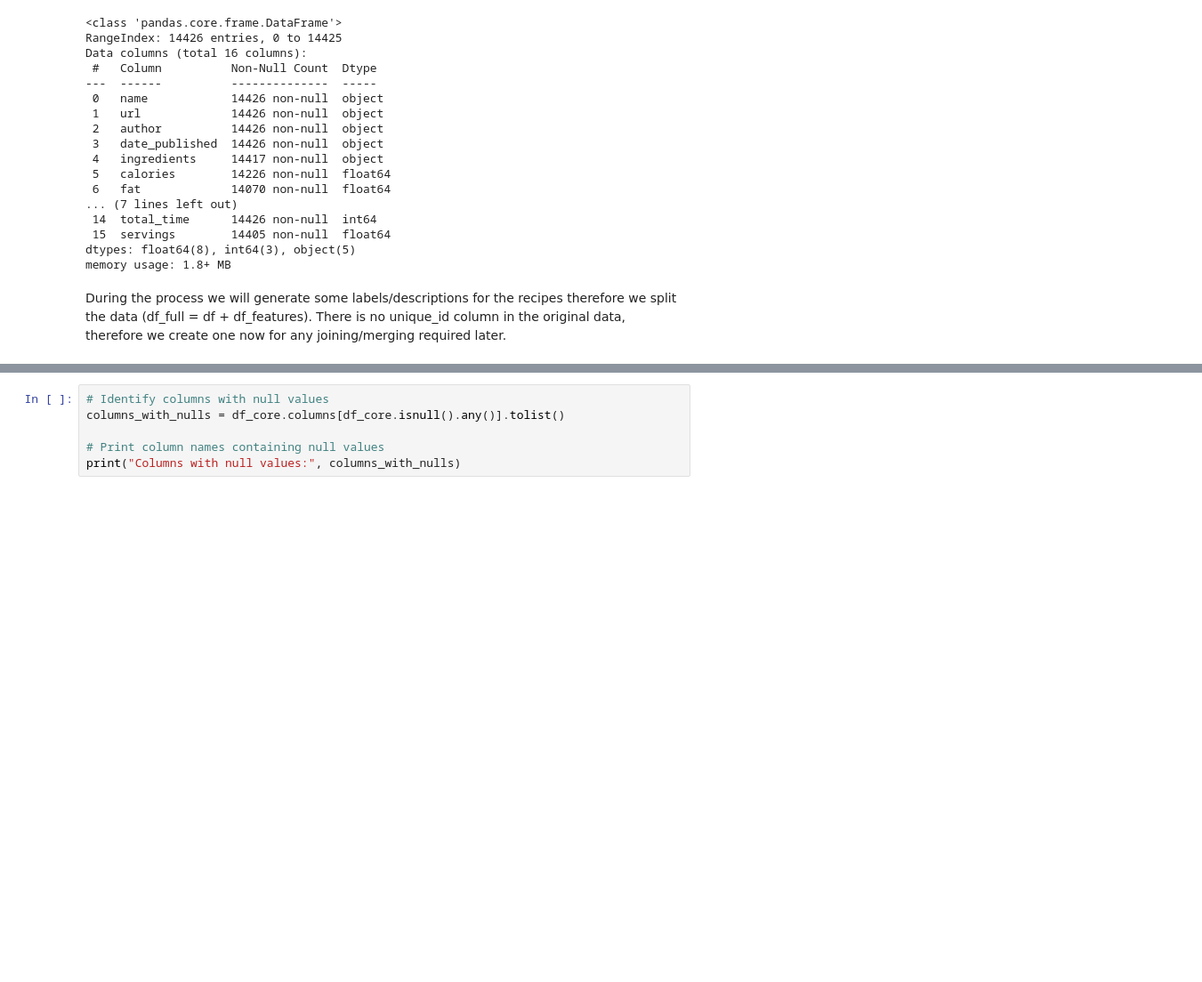
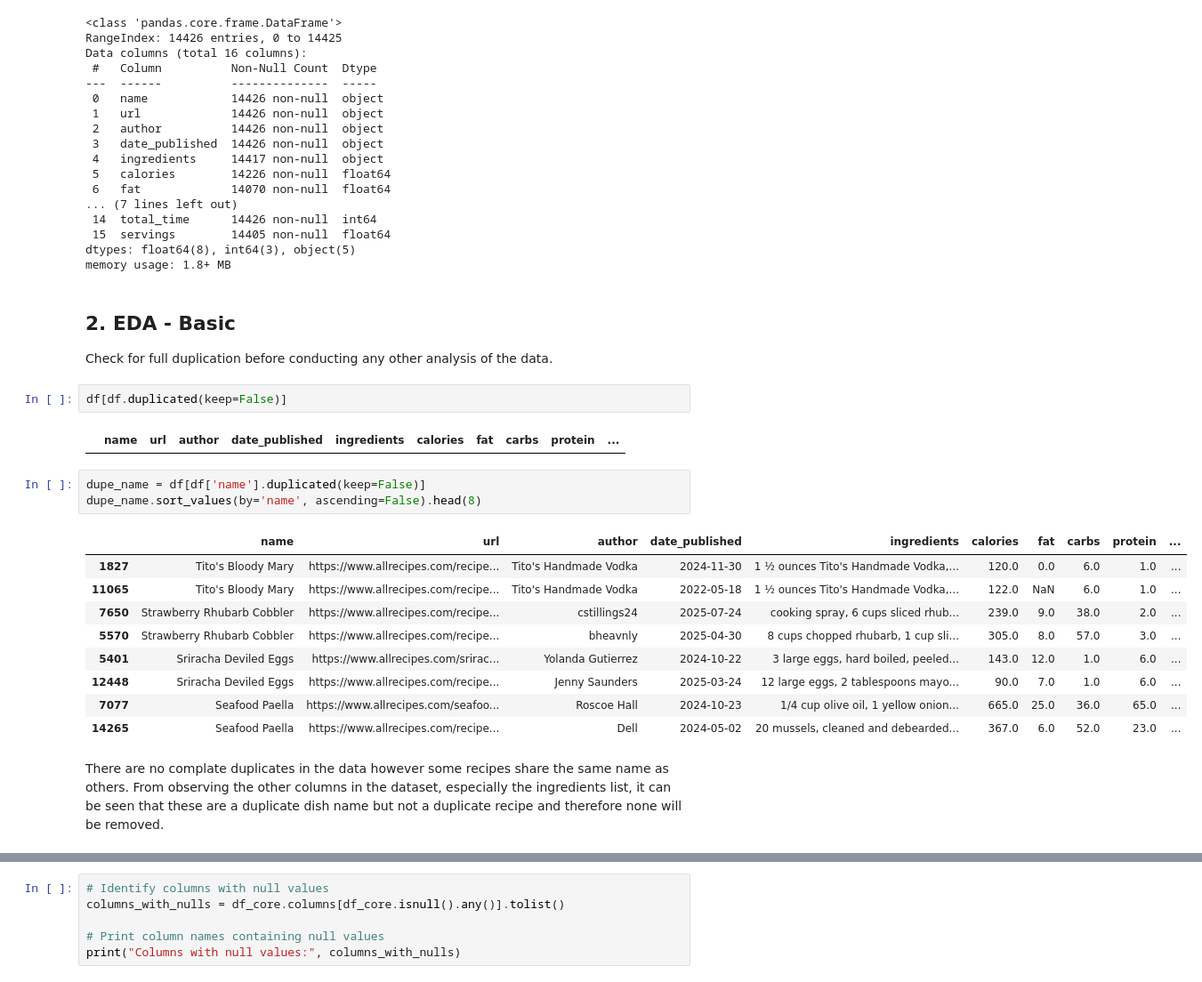
Before and after one commit to BP0323904/dspp, a Jupyter notebook: Allrecipes/Notebooks/Allrecipes_EDA_and_Cleansing.ipynb, the cells around one changed output, grey strips where cells are left out. Shown at 89% size. Cells and saved outputs as stored; diff of their text form; blank space fills up the shorter version.

```diff
--- a/Allrecipes/Notebooks/Allrecipes_EDA_and_Cleansing.ipynb
+++ b/Allrecipes/Notebooks/Allrecipes_EDA_and_Cleansing.ipynb
@@ -103,5 +106,26 @@ Data columns (total 16 columns):
  15  servings        14405 non-null  float64
 dtypes: float64(8), int64(3), object(5)
 memory usage: 1.8+ MB
-# %% [markdown]
-During the process we will generate some labels/descriptions for the recipes therefore we split the data (df_full = df + df_features). There is no unique_id column in the original data, therefore we create one now for any joining/merging required later.
+# %% [markdown]
+## 2. EDA - Basic
+
+Check for full duplication before conducting any other analysis of the data.
+# %%
+df[df.duplicated(keep=False)]
+# %% [output]
+|  | name | url | author | date_published | ingredients | calories | fat | carbs | protein | ... |
+# %%
+dupe_name = df[df['name'].duplicated(keep=False)]
+dupe_name.sort_values(by='name', ascending=False).head(8)
+# %% [output]
+|  | name | url | author | date_published | ingredients | calories | fat | carbs | protein | ... |
+| 1827 | Tito's Bloody Mary | https://www.allrecipes.com/recipe... | Tito's Handmade Vodka | 2024-11-30 | 1 ½ ounces Tito's Handmade Vodka,... | 120.0 | 0.0 | 6.0 | 1.0 | ... |
+| 11065 | Tito's Bloody Mary | https://www.allrecipes.com/recipe... | Tito's Handmade Vodka | 2022-05-18 | 1 ½ ounces Tito's Handmade Vodka,... | 122.0 | NaN | 6.0 | 1.0 | ... |
+| 7650 | Strawberry Rhubarb Cobbler | https://www.allrecipes.com/recipe... | cstillings24 | 2025-07-24 | cooking spray, 6 cups sliced rhub... | 239.0 | 9.0 | 38.0 | 2.0 | ... |
+| 5570 | Strawberry Rhubarb Cobbler | https://www.allrecipes.com/recipe... | bheavnly | 2025-04-30 | 8 cups chopped rhubarb, 1 cup sli... | 305.0 | 8.0 | 57.0 | 3.0 | ... |
+| 5401 | Sriracha Deviled Eggs | https://www.allrecipes.com/srirac... | Yolanda Gutierrez | 2024-10-22 | 3 large eggs, hard boiled, peeled... | 143.0 | 12.0 | 1.0 | 6.0 | ... |
+| 12448 | Sriracha Deviled Eggs | https://www.allrecipes.com/recipe... | Jenny Saunders | 2025-03-24 | 12 large eggs, 2 tablespoons mayo... | 90.0 | 7.0 | 1.0 | 6.0 | ... |
+| 7077 | Seafood Paella | https://www.allrecipes.com/seafoo... | Roscoe Hall | 2024-10-23 | 1/4 cup olive oil, 1 yellow onion... | 665.0 | 25.0 | 36.0 | 65.0 | ... |
+| 14265 | Seafood Paella | https://www.allrecipes.com/recipe... | Dell | 2024-05-02 | 20 mussels, cleaned and debearded... | 367.0 | 6.0 | 52.0 | 23.0 | ... |
+# %% [markdown]
+There are no complate duplicates in the data however some recipes share the same name as others. From observing the other columns in the dataset, especially the ingredients list, it can be seen that these are a duplicate dish name but not a duplicate recipe and therefore none will be removed.
```
Also changed, not shown: parts of 23 cells of this notebook.
